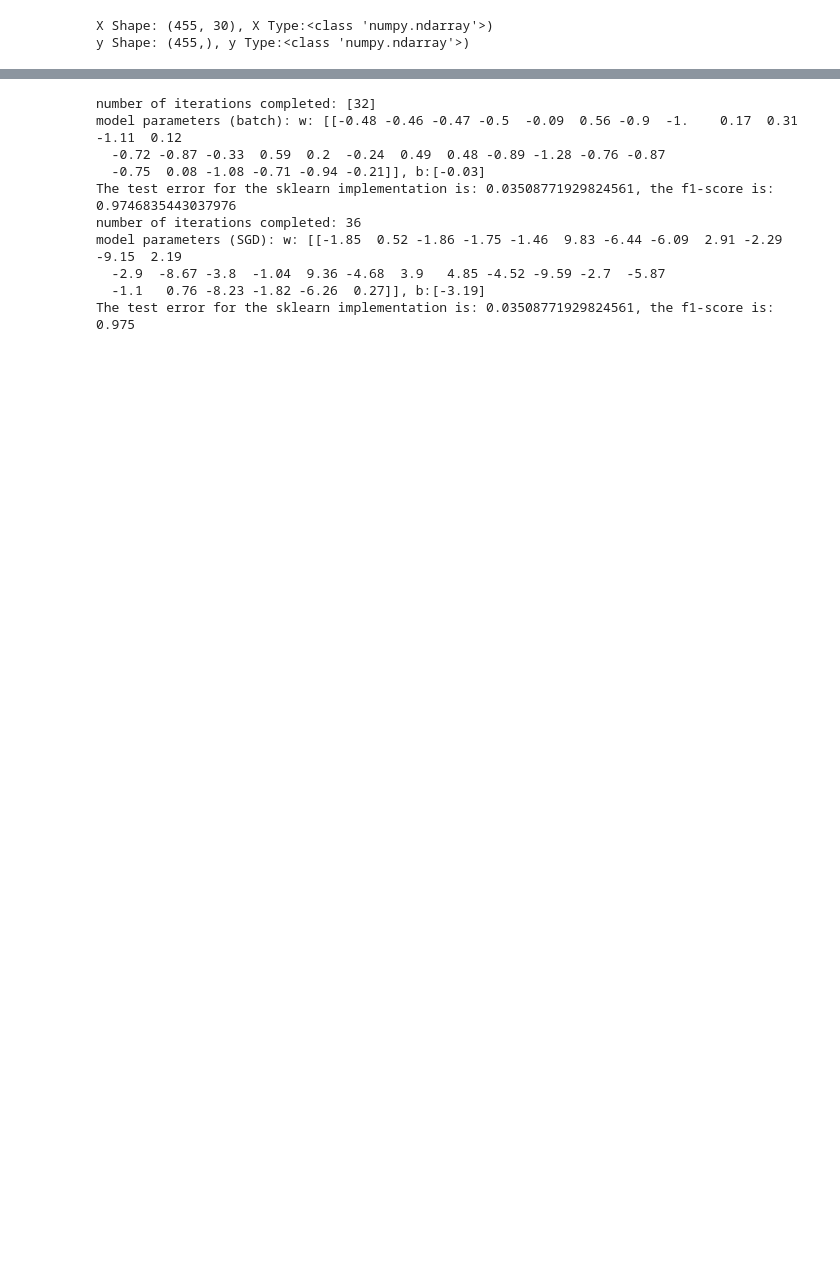
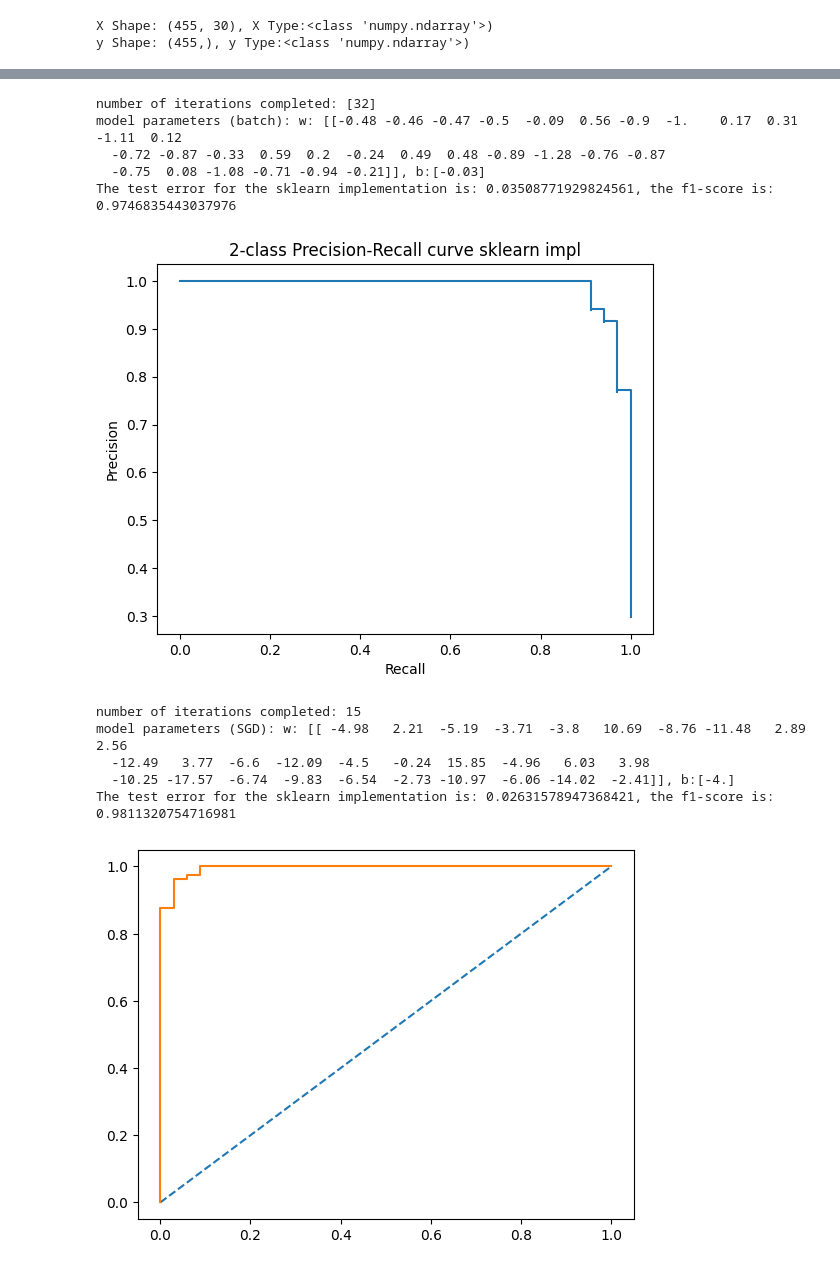
Before and after one commit to fistfulofyen/Applications_of_Machine_Learning, a Jupyter notebook: binary_classification_logistic_regression.ipynb, the cells around one changed output, grey strips where cells are left out. Drawn from its saved outputs; the diff is of its cells as text; code cells hidden in the pictures; blank space fills up the shorter version.

```diff
--- a/binary_classification_logistic_regression.ipynb
+++ b/binary_classification_logistic_regression.ipynb
@@ -393,47 +458,74 @@ Test Accuracy: 95.614035
 # %%
 # sklearn
 # batch
+# calc parameter w and b
 log_reg_batch =LogisticRegression(random_state=my_ID)
 log_reg_batch.fit(x_train, y_train)
 print(f"number of iterations completed: {log_reg_batch.n_iter_}")
 log_reg_batch_b = log_reg_batch.intercept_
 log_reg_batch_w = log_reg_batch.coef_
 print(f"model parameters (batch): w: {log_reg_batch_w}, b:{log_reg_batch_b}")
 
+# calc error and F1 score
 predictions_batch = log_reg_batch.predict(x_test)
-#print(f"Prediction on training set (batch):\n{predictions_batch[:10]}" )
-#print(f"Target values (batch)\n{y_test[:10]}")
-
 best_misclass_rate = mean_absolute_error(y_test, predictions_batch)
 f1_s = f1_score(y_test, predictions_batch)
 print(f"The test error for the sklearn implementation is: {best_misclass_rate}, the f1-score is: {f1_s}")
 
+# plot PR curve
+probas_pred = log_reg_batch.predict_proba(x_test)[:,0]
+precision, recall, _ = precision_recall_curve(y_test, probas_pred, pos_label=0)
+plot_pr_curve(precision, recall, "2-class Precision-Recall curve sklearn impl")
+plt.show()
+
+# ROC curve
+# B = ln((1-theta)/theta) where theta is the boundry
+probas_pred = log_reg_batch.predict_proba(x_test)[:,1]
+fpr, tpr, thresholds = roc_curve(y_test, probas_pred)
+plt.plot([0,1],[0,1], '--')
+plt.plot(fpr,tpr)
+# display = RocCurveDisplay(fpr=fpr, tpr=tpr)
+# display.plot()
 
 # SGD
-log_reg_SGD = SGDClassifier(random_state=my_ID)
+# calc parameter w and b
+log_reg_SGD = SGDClassifier(random_state=my_ID,loss="log_loss")
 log_reg_SGD.fit(x_train, y_train)
 print(f"number of iterations completed: {log_reg_SGD.n_iter_}")
 log_reg_SGD_b = log_reg_SGD.intercept_
 log_reg_SGD_w = log_reg_SGD.coef_
 print(f"model parameters (SGD): w: {log_reg_SGD_w}, b:{log_reg_SGD_b}")
 
+# calc error and F1 score
 predictions_SGD = log_reg_SGD.predict(x_test)
-#print(f"Prediction on training set (SGD):\n{predictions_SGD[:10]}" )
-# predictions_round = [0 if num < 0.5 else 1 for num in predictions]
-# print(f"Prediction on training set rounded (SGD):\n{predictions_round[:10]}" )
-#print(f"Target values (SGD)\n{y_test[:10]}")
-
 best_misclass_rate = mean_absolute_error(y_test, predictions_SGD)
 f1_s = f1_score(y_test, predictions_SGD)
 print(f"The test error for the sklearn implementation is: {best_misclass_rate}, the f1-score is: {f1_s}")
+
+# plot PR curve
+probas_pred = log_reg_SGD.predict_proba(x_test)[:, 0]
+precision, recall, thresholds = precision_recall_curve(y_test, probas_pred, pos_label=0)
+plot_pr_curve(precision, recall, "2-class Precision-Recall curve sklearn impl")
+plt.show()
+
+# ROC curve
+# B = ln((1-theta)/theta) where theta is the boundry
+probas_pred = log_reg_batch.predict_proba(x_test)[:,1]
+fpr, tpr, thresholds = roc_curve(y_test, probas_pred)
+plt.plot([0,1],[0,1], '--')
+plt.plot(fpr,tpr)
+# display = RocCurveDisplay(fpr=fpr, tpr=tpr)
+# display.plot()
 # %% [output]
 number of iterations completed: [32]
 model parameters (batch): w: [[-0.48 -0.46 -0.47 -0.5  -0.09  0.56 -0.9  -1.    0.17  0.31 -1.11  0.12
   -0.72 -0.87 -0.33  0.59  0.2  -0.24  0.49  0.48 -0.89 -1.28 -0.76 -0.87
   -0.75  0.08 -1.08 -0.71 -0.94 -0.21]], b:[-0.03]
 The test error for the sklearn implementation is: 0.03508771929824561, the f1-score is: 0.9746835443037976
-number of iterations completed: 36
-model parameters (SGD): w: [[-1.85  0.52 -1.86 -1.75 -1.46  9.83 -6.44 -6.09  2.91 -2.29 -9.15  2.19
-  -2.9  -8.67 -3.8  -1.04  9.36 -4.68  3.9   4.85 -4.52 -9.59 -2.7  -5.87
-  -1.1   0.76 -8.23 -1.82 -6.26  0.27]], b:[-3.19]
-The test error for the sklearn implementation is: 0.03508771929824561, the f1-score is: 0.975
+[figure, added]
+number of iterations completed: 15
+model parameters (SGD): w: [[ -4.98   2.21  -5.19  -3.71  -3.8   10.69  -8.76 -11.48   2.89   2.56
+  -12.49   3.77  -6.6  -12.09  -4.5   -0.24  15.85  -4.96   6.03   3.98
+  -10.25 -17.57  -6.74  -9.83  -6.54  -2.73 -10.97  -6.06 -14.02  -2.41]], b:[-4.]
+The test error for the sklearn implementation is: 0.02631578947368421, the f1-score is: 0.9811320754716981
+[figure, added]
```
Also changed, not shown: parts of 6 cells of this notebook.
